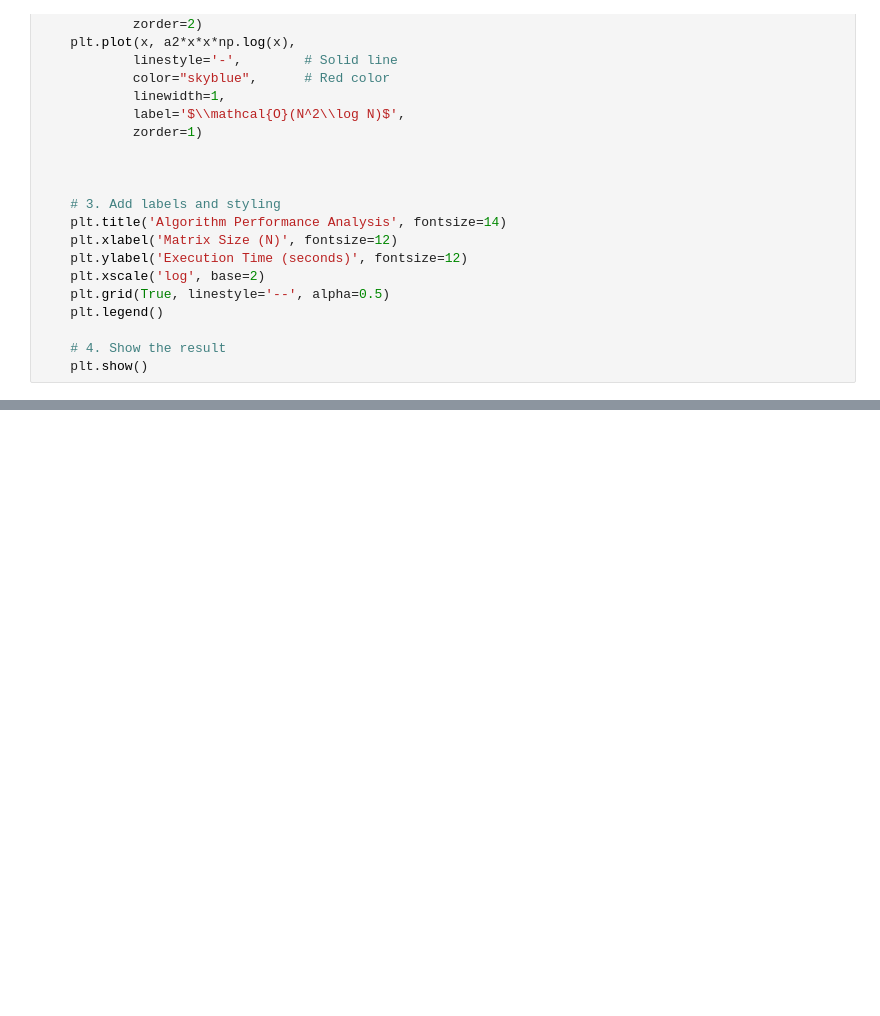
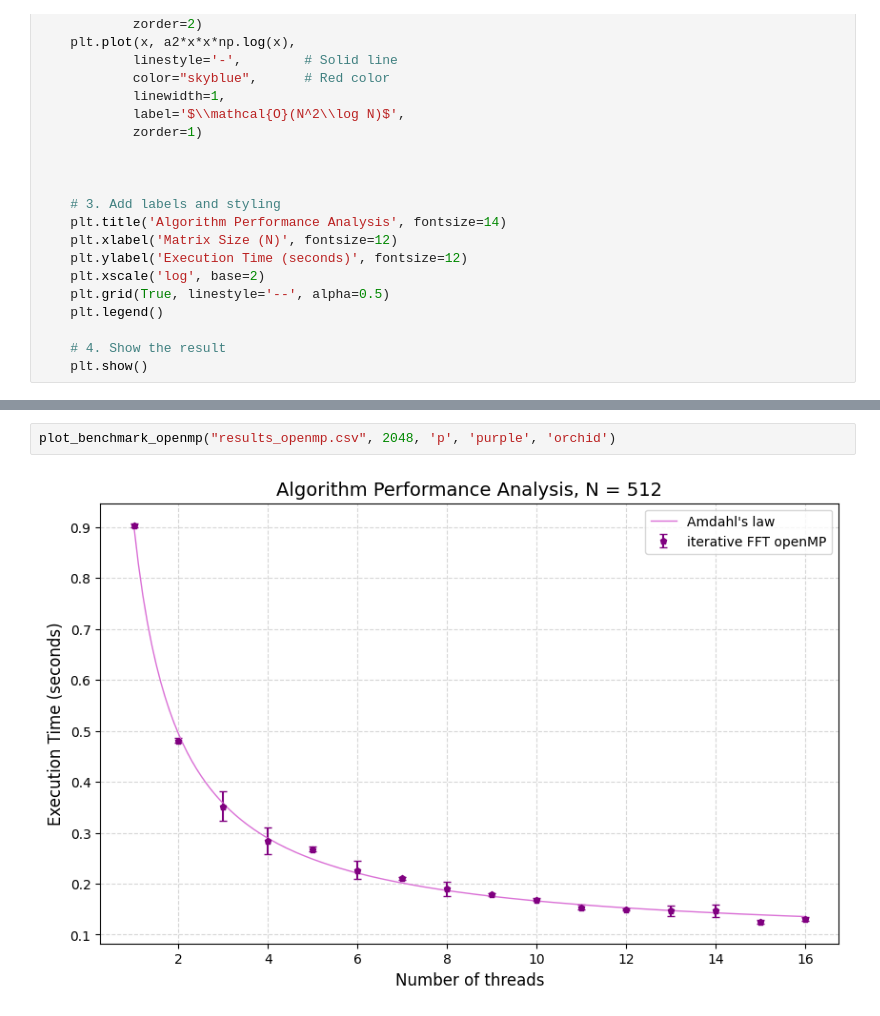
Before and after one commit to LauraRavagnani/Accelerated_FFT, a Jupyter notebook: visualize.ipynb, the cells around one changed output, grey strips where cells are left out. Saved outputs shown, nothing was run; the diff lists cells and outputs as text; blank space fills up the shorter version.

```diff
--- a/visualize.ipynb
+++ b/visualize.ipynb
@@ -252,0 +238,4 @@ plot_benchmark_openmp("results_omp_4096.csv")
+# %%
+plot_benchmark_openmp("results_openmp.csv", 2048, 'p', 'purple', 'orchid')
+# %% [output]
+[figure, added]
```
Also changed, not shown: parts of 8 cells of this notebook, 16 other files.
